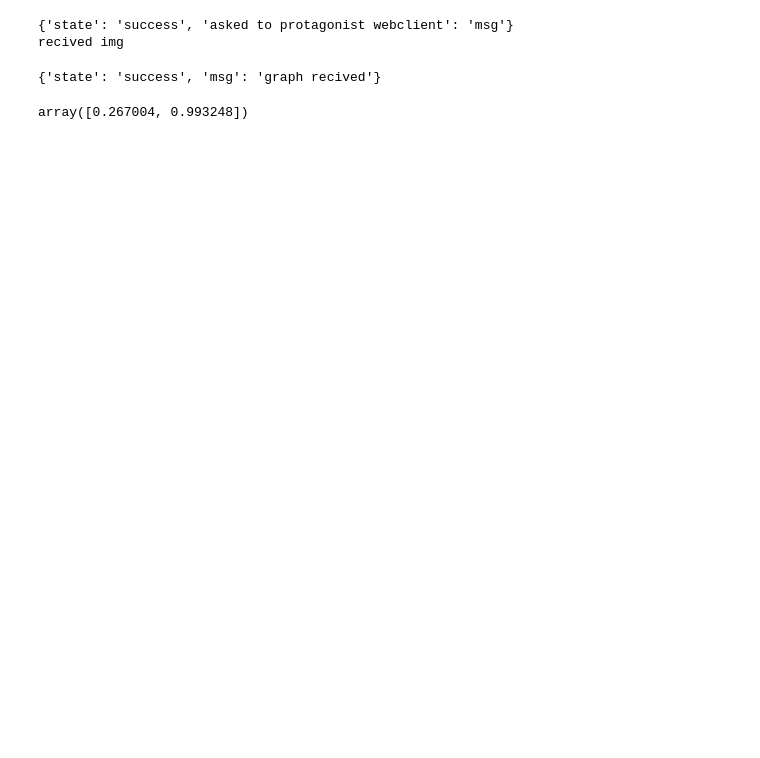
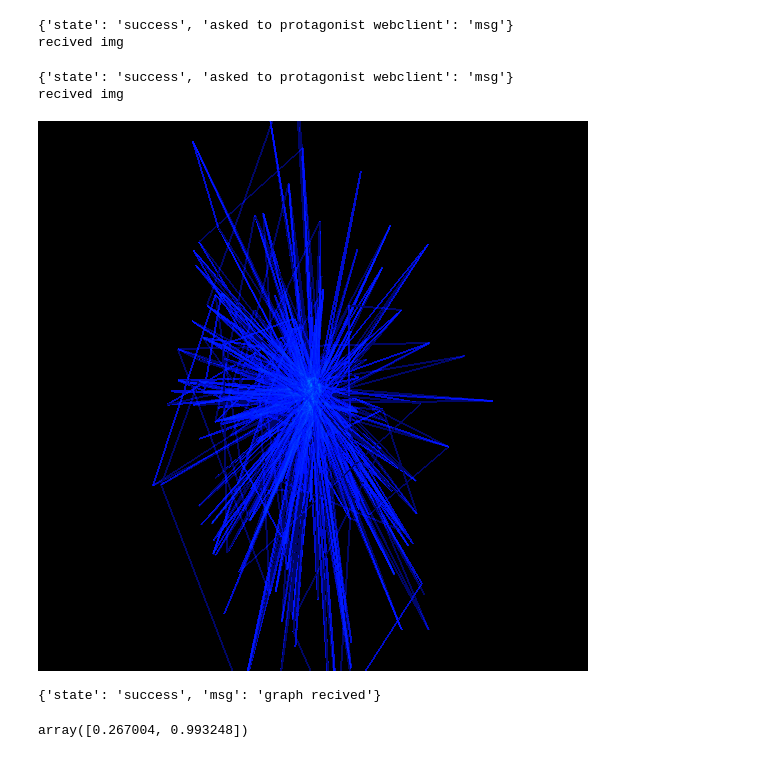
Before and after one commit to devmessias/stdogviz, a Jupyter notebook: python/notebooks/test.ipynb, the cells around one changed output. Cells and saved outputs as stored; diff of their text form; code cells hidden in the pictures; blank space fills up the shorter version.

```diff
--- a/python/notebooks/test.ipynb
+++ b/python/notebooks/test.ipynb
@@ -39,6 +42,16 @@ sio.renderMyImg( transparency=True)
 # %% [output]
 {'state': 'success', 'asked to protagonist webclient': 'msg'}
 recived img
+# %%
+viz.renderMyImg(width=500, height=500, transparency=False)
+# %% [output]
+{'state': 'success', 'asked to protagonist webclient': 'msg'}
+recived img
+# %%
+
+viz.getImg()
+# %% [output]
+[figure, added]
 # %%
 import igraph as ig
 n=1000
```
Also changed, not shown: parts of 13 cells of this notebook, 33 other files.
